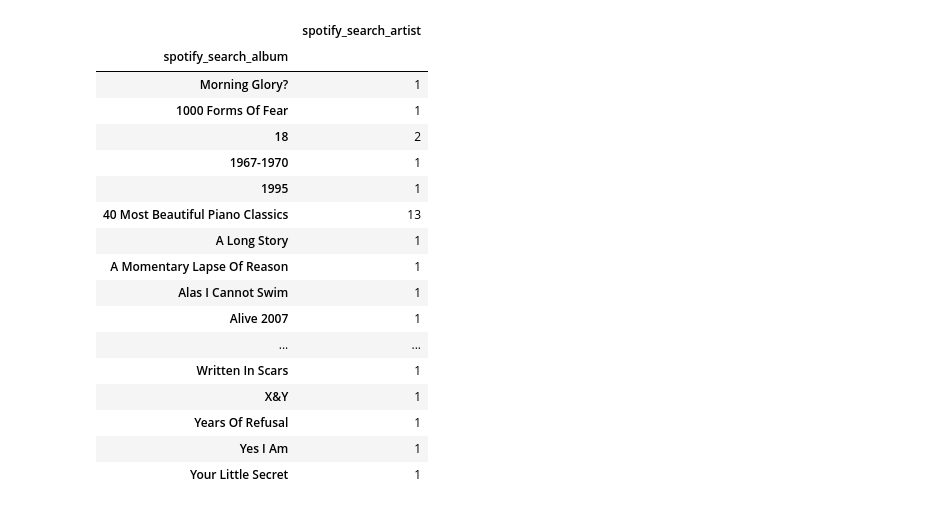
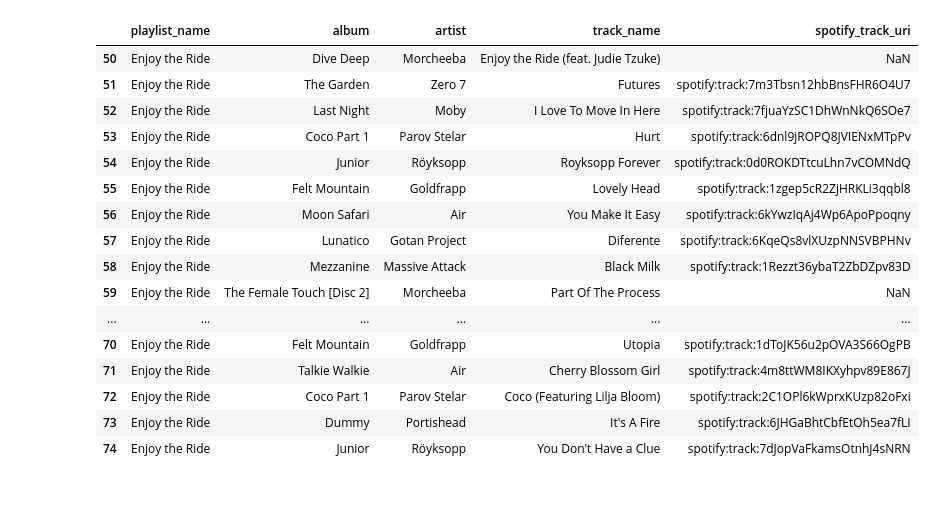
Before and after one commit to lmash/spotify, a Jupyter notebook: investigate.ipynb, the cells around one changed output. Drawn from its saved outputs; the diff is of its cells as text; code cells hidden in the pictures.

```diff
--- a/investigate.ipynb
+++ b/investigate.ipynb
@@ -61,21 +28,24 @@ album_artist_count = (
-# %%
-albums
-# %% [output]
-|  | spotify_search_artist |
-| spotify_search_album |  |
-| Morning Glory? | 1 |
-| 1000 Forms Of Fear | 1 |
-| 18 | 2 |
-| 1967-1970 | 1 |
-| 1995 | 1 |
-| 40 Most Beautiful Piano Classics | 13 |
-| A Long Story | 1 |
-| A Momentary Lapse Of Reason | 1 |
-| Alas I Cannot Swim | 1 |
-| Alive 2007 | 1 |
-| ... | ... |
-| Written In Scars | 1 |
-| X&Y | 1 |
-| Years Of Refusal | 1 |
-| Yes I Am | 1 |
-| Your Little Secret | 1 |
+# %%
+# Playlists queries
+df_playlist[df_playlist["playlist_name"] == 'Enjoy the Ride']
+# df_playlist[df_playlist["spotify_track_uri"].isna()]
+# df.info()
+# df_playlist.head()
+# %% [output]
+|  | playlist_name | album | artist | track_name | spotify_track_uri |
+| 50 | Enjoy the Ride | Dive Deep | Morcheeba | Enjoy the Ride (feat. Judie Tzuke) | NaN |
+| 51 | Enjoy the Ride | The Garden | Zero 7 | Futures | spotify:track:7m3Tbsn12hbBnsFHR6O4U7 |
+| 52 | Enjoy the Ride | Last Night | Moby | I Love To Move In Here | spotify:track:7fjuaYzSC1DhWnNkQ6SOe7 |
+| 53 | Enjoy the Ride | Coco Part 1 | Parov Stelar | Hurt | spotify:track:6dnl9jROPQ8JVIENxMTpPv |
+| 54 | Enjoy the Ride | Junior | Röyksopp | Royksopp Forever | spotify:track:0d0ROKDTtcuLhn7vCOMNdQ |
+| 55 | Enjoy the Ride | Felt Mountain | Goldfrapp | Lovely Head | spotify:track:1zgep5cR2ZjHRKLi3qqbl8 |
+| 56 | Enjoy the Ride | Moon Safari | Air | You Make It Easy | spotify:track:6kYwzIqAj4Wp6ApoPpoqny |
+| 57 | Enjoy the Ride | Lunatico | Gotan Project | Diferente | spotify:track:6KqeQs8vlXUzpNNSVBPHNv |
+| 58 | Enjoy the Ride | Mezzanine | Massive Attack | Black Milk | spotify:track:1Rezzt36ybaT2ZbDZpv83D |
+| 59 | Enjoy the Ride | The Female Touch [Disc 2] | Morcheeba | Part Of The Process | NaN |
+| ... | ... | ... | ... | ... | ... |
+| 70 | Enjoy the Ride | Felt Mountain | Goldfrapp | Utopia | spotify:track:1dToJK56u2pOVA3S66OgPB |
+| 71 | Enjoy the Ride | Talkie Walkie | Air | Cherry Blossom Girl | spotify:track:4m8ttWM8IKXyhpv89E867J |
+| 72 | Enjoy the Ride | Coco Part 1 | Parov Stelar | Coco (Featuring Lilja Bloom) | spotify:track:2C1OPl6kWprxKUzp82oFxi |
+| 73 | Enjoy the Ride | Dummy | Portishead | It's A Fire | spotify:track:6JHGaBhtCbfEtOh5ea7fLI |
+| 74 | Enjoy the Ride | Junior | Röyksopp | You Don't Have a Clue | spotify:track:7dJopVaFkamsOtnhJ4sNRN |
```
Also changed, not shown: parts of 5 cells of this notebook, 6 other files.
